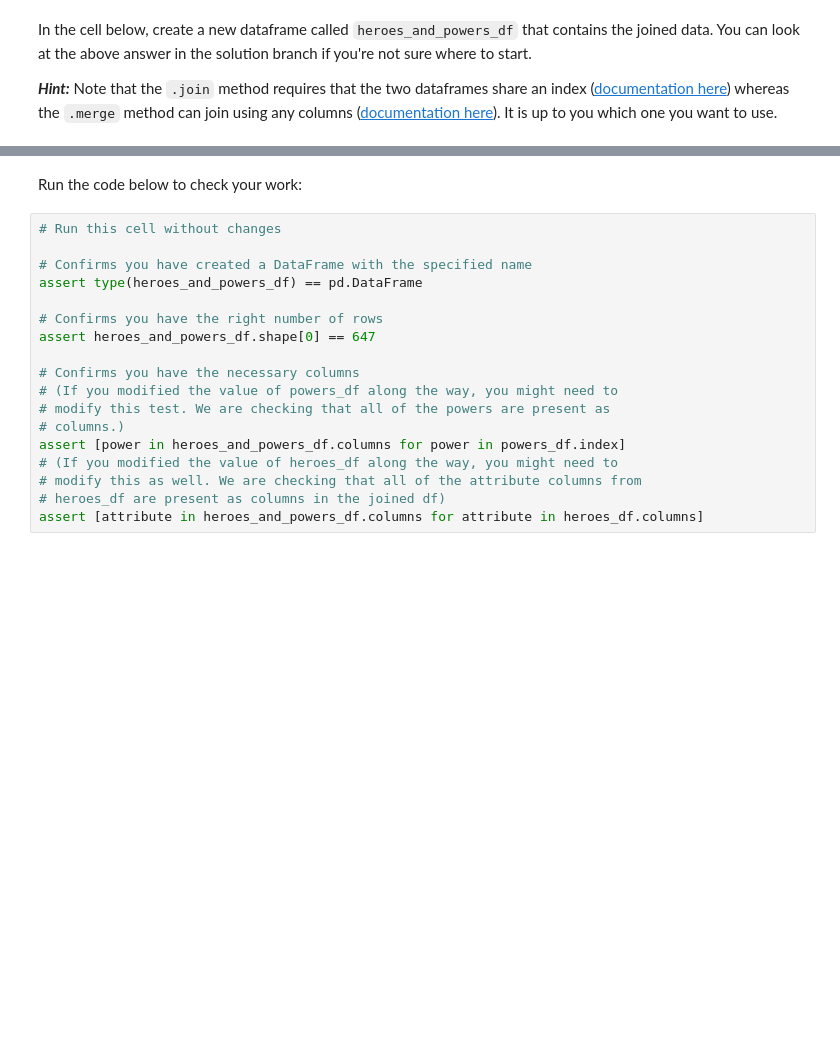
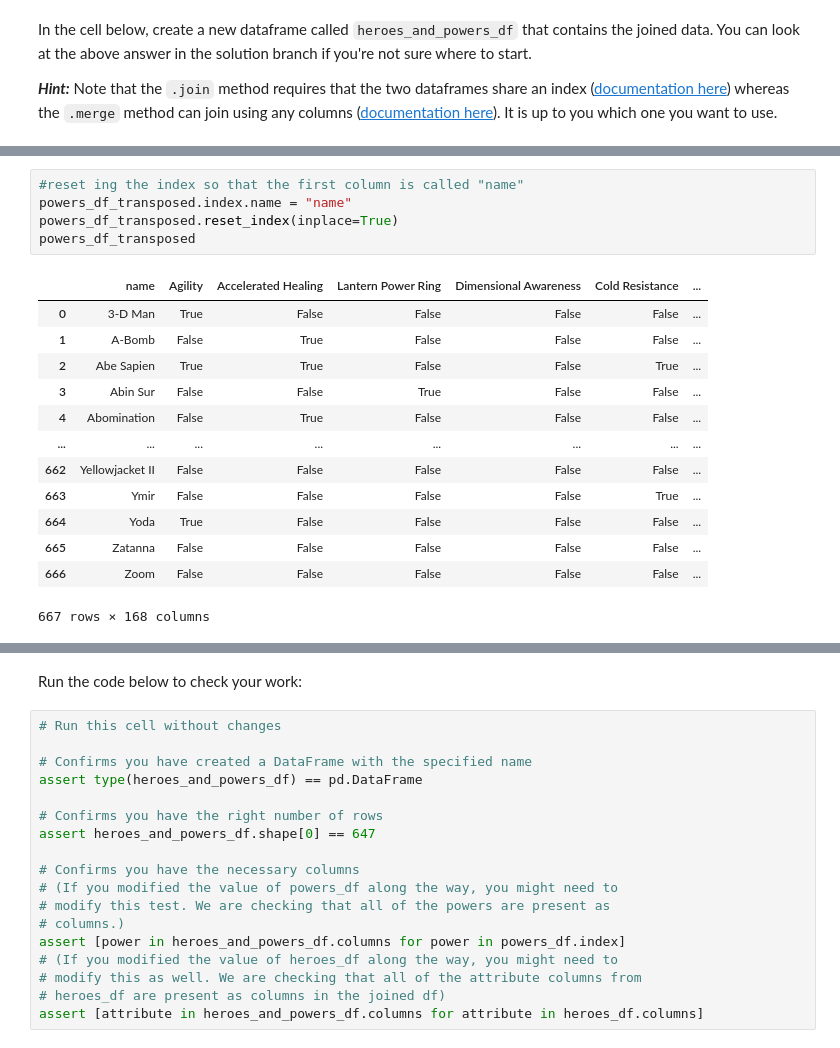
Before and after one commit to WinnieKabuya/dsc-pandas-data-cleaning-lab, a Jupyter notebook: index.ipynb, the cells around one changed output, grey strips where cells are left out. Drawn from its saved outputs; the diff is of its cells as text; blank space fills up the shorter version.

```diff
--- a/index.ipynb
+++ b/index.ipynb
@@ -460,0 +479,19 @@ In the cell below, create a new dataframe called `heroes_and_powers_df` that con
+# %%
+#reset ing the index so that the first column is called "name"
+powers_df_transposed.index.name = "name"
+powers_df_transposed.reset_index(inplace=True)
+powers_df_transposed
+# %% [output]
+|  | name | Agility | Accelerated Healing | Lantern Power Ring | Dimensional Awareness | Cold Resistance | ... |
+| 0 | 3-D Man | True | False | False | False | False | ... |
+| 1 | A-Bomb | False | True | False | False | False | ... |
+| 2 | Abe Sapien | True | True | False | False | True | ... |
+| 3 | Abin Sur | False | False | True | False | False | ... |
+| 4 | Abomination | False | True | False | False | False | ... |
+| ... | ... | ... | ... | ... | ... | ... | ... |
+| 662 | Yellowjacket II | False | False | False | False | False | ... |
+| 663 | Ymir | False | False | False | False | True | ... |
+| 664 | Yoda | True | False | False | False | False | ... |
+| 665 | Zatanna | False | False | False | False | False | ... |
+| 666 | Zoom | False | False | False | False | False | ... |
+667 rows × 168 columns
```
Also changed, not shown: parts of 22 cells of this notebook.
